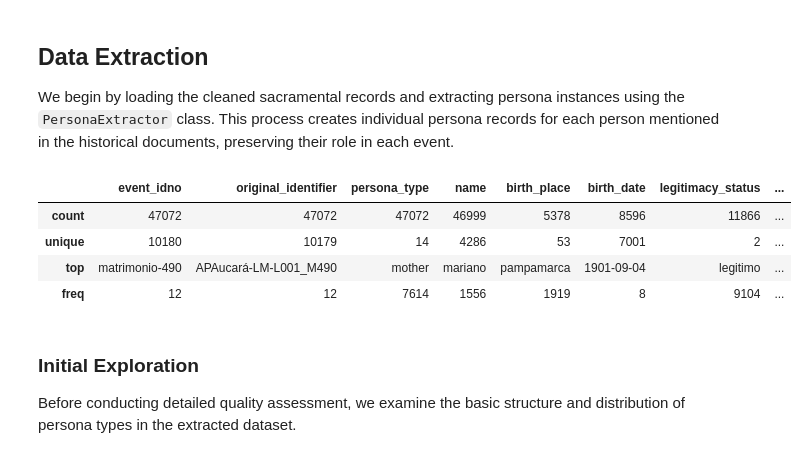
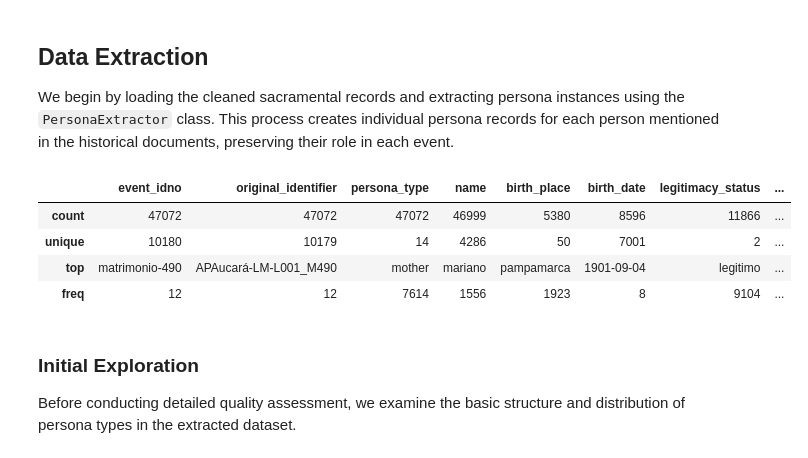
Before and after one commit to UCSB-AMPLab/sondondo, a Jupyter notebook: project_code/4_personasCreation.ipynb, the cells around one changed output. Saved outputs shown, nothing was run; the diff lists cells and outputs as text; code cells hidden in the pictures.

```diff
--- a/project_code/4_personasCreation.ipynb
+++ b/project_code/4_personasCreation.ipynb
@@ -34,16 +34,19 @@ bautismos = pd.read_csv("../data/clean/bautismos_clean.csv")
 entierros = pd.read_csv("../data/clean/entierros_clean.csv")
 matrimonios = pd.read_csv("../data/clean/matrimonios_clean.csv")
 # %%
-extractor = Persona.PersonaExtractor([bautismos, matrimonios, entierros])
+extractor = Persona.PersonaExtractor(
+    [bautismos, matrimonios, entierros],
+    places_standardized_names='../data/clean/places.csv'
+    )
 personas = extractor.extract_personas()
 
 personas.describe(include='all')
 # %% [output]
 |  | event_idno | original_identifier | persona_type | name | birth_place | birth_date | legitimacy_status | ... |
-| count | 47072 | 47072 | 47072 | 46999 | 5378 | 8596 | 11866 | ... |
-| unique | 10180 | 10179 | 14 | 4286 | 53 | 7001 | 2 | ... |
+| count | 47072 | 47072 | 47072 | 46999 | 5380 | 8596 | 11866 | ... |
+| unique | 10180 | 10179 | 14 | 4286 | 50 | 7001 | 2 | ... |
 | top | matrimonio-490 | APAucará-LM-L001_M490 | mother | mariano | pampamarca | 1901-09-04 | legitimo | ... |
-| freq | 12 | 12 | 7614 | 1556 | 1919 | 8 | 9104 | ... |
+| freq | 12 | 12 | 7614 | 1556 | 1923 | 8 | 9104 | ... |
 # %% [markdown]
 ### Initial Exploration
 
```
Also changed, not shown: parts of 6 cells of this notebook, 2 other files.
